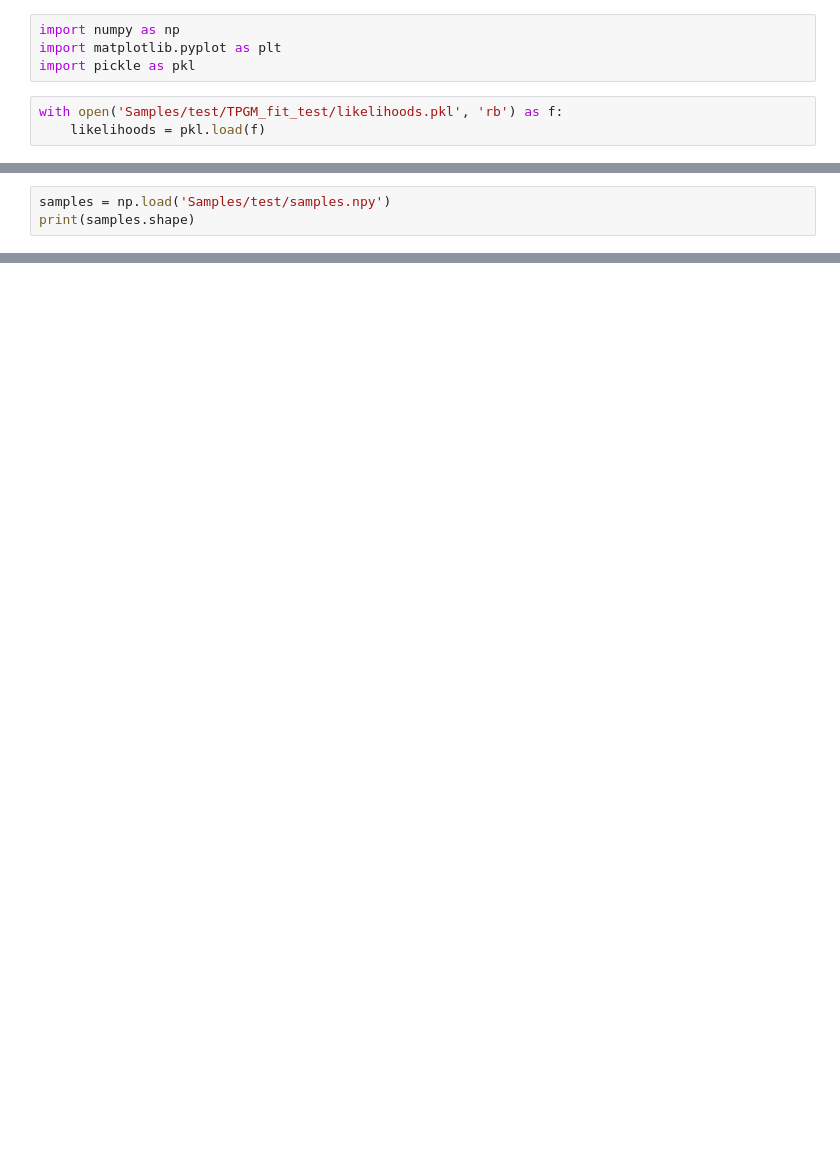
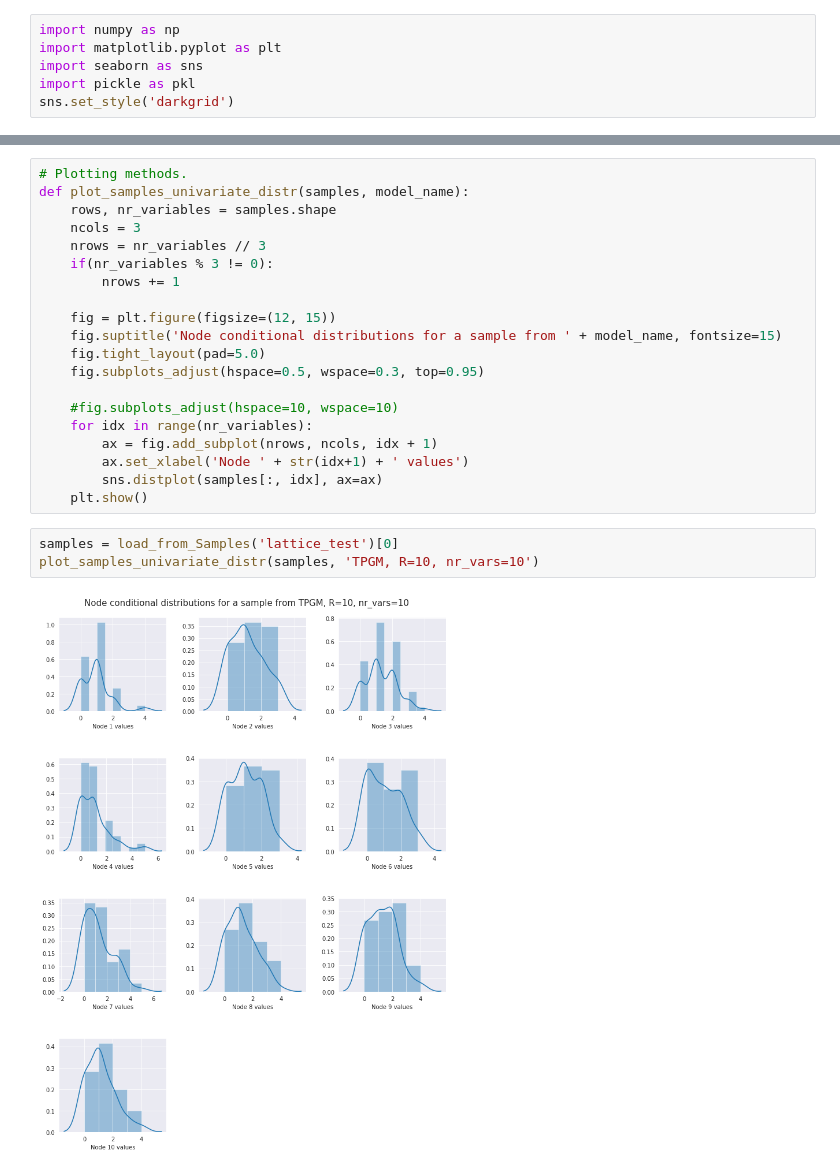
Before and after one commit to MihaiAC/MINF-PGMultivar, a Jupyter notebook: mpgm/mpgm/prototyping.ipynb, the cells around one changed output, grey strips where cells are left out. Saved outputs shown, nothing was run; the diff lists cells and outputs as text; blank space fills up the shorter version.

```diff
--- a/mpgm/mpgm/prototyping.ipynb
+++ b/mpgm/mpgm/prototyping.ipynb
@@ -1,7 +1,6 @@
 # %%
 import numpy as np
 import matplotlib.pyplot as plt
+import seaborn as sns
 import pickle as pkl
+sns.set_style('darkgrid')
-# %%
-with open('Samples/test/TPGM_fit_test/likelihoods.pkl', 'rb') as f:
-    likelihoods = pkl.load(f)
@@ -13,3 +6,0 @@ plt.plot(likelihoods[1])
-# %%
-samples = np.load('Samples/test/samples.npy')
-print(samples.shape)
@@ -34,0 +38,25 @@ print(soft_threshold(x, 2))
+# %%
+# Plotting methods.
+def plot_samples_univariate_distr(samples, model_name):
+    rows, nr_variables = samples.shape
+    ncols = 3
+    nrows = nr_variables // 3
+    if(nr_variables % 3 != 0):
+        nrows += 1
+
+    fig = plt.figure(figsize=(12, 15))
+    fig.suptitle('Node conditional distributions for a sample from ' + model_name, fontsize=15)
+    fig.tight_layout(pad=5.0)
+    fig.subplots_adjust(hspace=0.5, wspace=0.3, top=0.95)
+
+    #fig.subplots_adjust(hspace=10, wspace=10)
+    for idx in range(nr_variables):
+        ax = fig.add_subplot(nrows, ncols, idx + 1)
+        ax.set_xlabel('Node ' + str(idx+1) + ' values')
+        sns.distplot(samples[:, idx], ax=ax)
+    plt.show()
+# %%
+samples = load_from_Samples('lattice_test')[0]
+plot_samples_univariate_distr(samples, 'TPGM, R=10, nr_vars=10')
+# %% [output]
+[figure, added]
```
Also changed, not shown: parts of 7 cells of this notebook, 8 other files.
